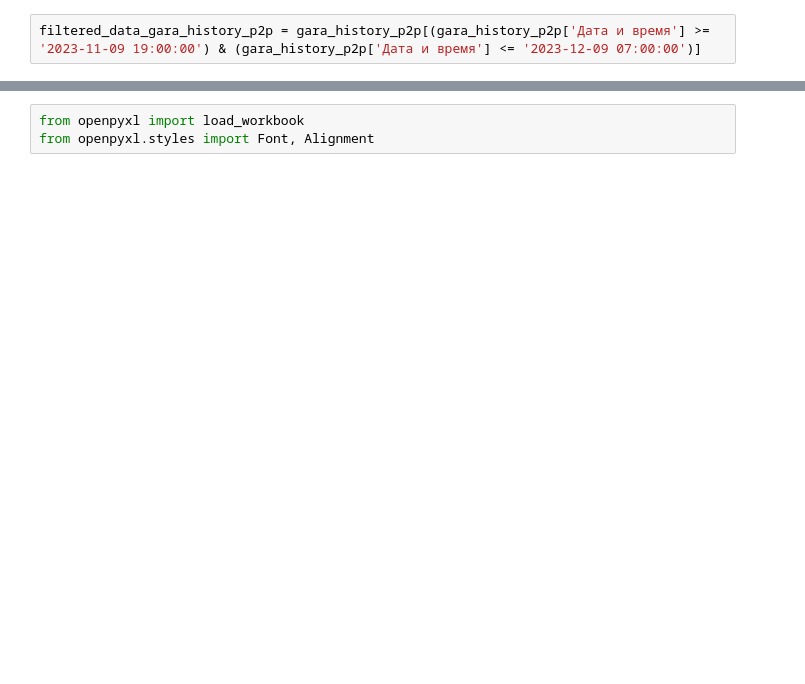
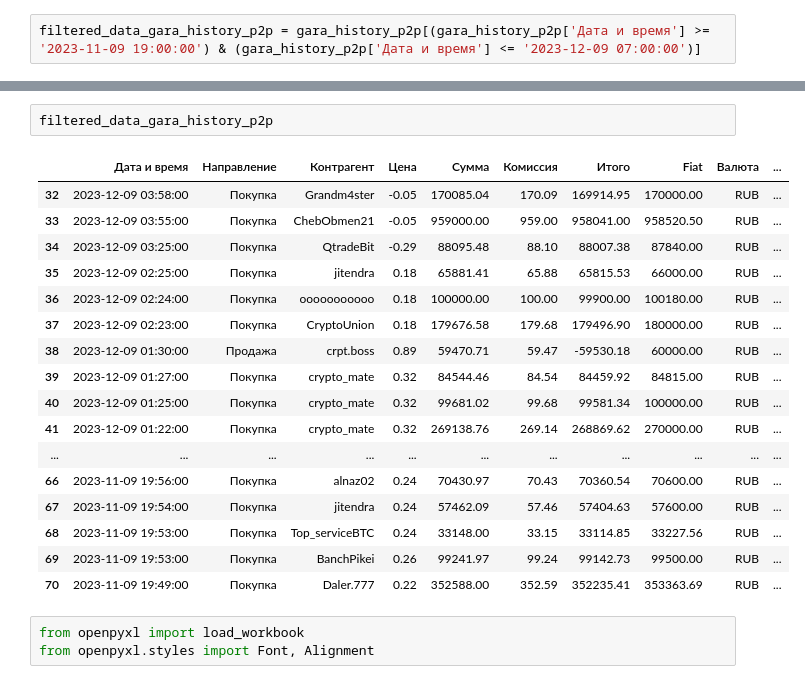
Before and after one commit to 0xN1ck/Accounting, a Jupyter notebook: jupyter-notebooks/garantex.ipynb, the cells around one changed output, grey strips where cells are left out. Cells and saved outputs as stored; diff of their text form; blank space fills up the shorter version.

```diff
--- a/jupyter-notebooks/garantex.ipynb
+++ b/jupyter-notebooks/garantex.ipynb
@@ -92,3 +52,23 @@ See the caveats in the documentation: https://pandas.pydata.org/pandas-docs/stab
+# %%
+filtered_data_gara_history_p2p
+# %% [output]
+|  | Дата и время | Направление | Контрагент | Цена | Сумма | Комиссия | Итого | Fiat | Валюта | ... |
+| 32 | 2023-12-09 03:58:00 | Покупка | Grandm4ster | -0.05 | 170085.04 | 170.09 | 169914.95 | 170000.00 | RUB | ... |
+| 33 | 2023-12-09 03:55:00 | Покупка | ChebObmen21 | -0.05 | 959000.00 | 959.00 | 958041.00 | 958520.50 | RUB | ... |
+| 34 | 2023-12-09 03:25:00 | Покупка | QtradeBit | -0.29 | 88095.48 | 88.10 | 88007.38 | 87840.00 | RUB | ... |
+| 35 | 2023-12-09 02:25:00 | Покупка | jitendra | 0.18 | 65881.41 | 65.88 | 65815.53 | 66000.00 | RUB | ... |
+| 36 | 2023-12-09 02:24:00 | Покупка | ooooooooooo | 0.18 | 100000.00 | 100.00 | 99900.00 | 100180.00 | RUB | ... |
+| 37 | 2023-12-09 02:23:00 | Покупка | CryptoUnion | 0.18 | 179676.58 | 179.68 | 179496.90 | 180000.00 | RUB | ... |
+| 38 | 2023-12-09 01:30:00 | Продажа | crpt.boss | 0.89 | 59470.71 | 59.47 | -59530.18 | 60000.00 | RUB | ... |
+| 39 | 2023-12-09 01:27:00 | Покупка | crypto_mate | 0.32 | 84544.46 | 84.54 | 84459.92 | 84815.00 | RUB | ... |
+| 40 | 2023-12-09 01:25:00 | Покупка | crypto_mate | 0.32 | 99681.02 | 99.68 | 99581.34 | 100000.00 | RUB | ... |
+| 41 | 2023-12-09 01:22:00 | Покупка | crypto_mate | 0.32 | 269138.76 | 269.14 | 268869.62 | 270000.00 | RUB | ... |
+| ... | ... | ... | ... | ... | ... | ... | ... | ... | ... | ... |
+| 66 | 2023-11-09 19:56:00 | Покупка | alnaz02 | 0.24 | 70430.97 | 70.43 | 70360.54 | 70600.00 | RUB | ... |
+| 67 | 2023-11-09 19:54:00 | Покупка | jitendra | 0.24 | 57462.09 | 57.46 | 57404.63 | 57600.00 | RUB | ... |
+| 68 | 2023-11-09 19:53:00 | Покупка | Top_serviceBTC | 0.24 | 33148.00 | 33.15 | 33114.85 | 33227.56 | RUB | ... |
+| 69 | 2023-11-09 19:53:00 | Покупка | BanchPikei | 0.26 | 99241.97 | 99.24 | 99142.73 | 99500.00 | RUB | ... |
+| 70 | 2023-11-09 19:49:00 | Покупка | Daler.777 | 0.22 | 352588.00 | 352.59 | 352235.41 | 353363.69 | RUB | ... |
 # %%
 from openpyxl import load_workbook
 from openpyxl.styles import Font, Alignment
```
Also changed, not shown: parts of 19 cells of this notebook, 3 other files.
